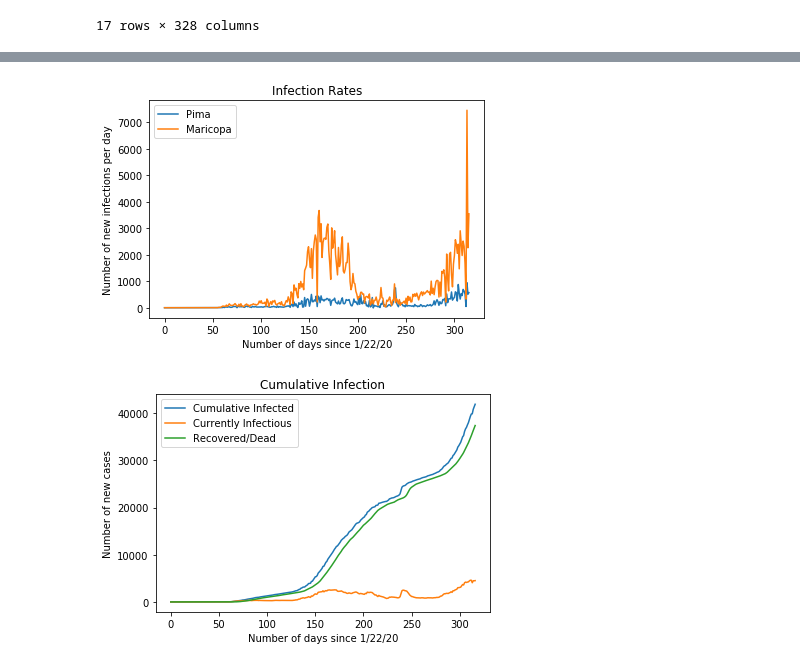
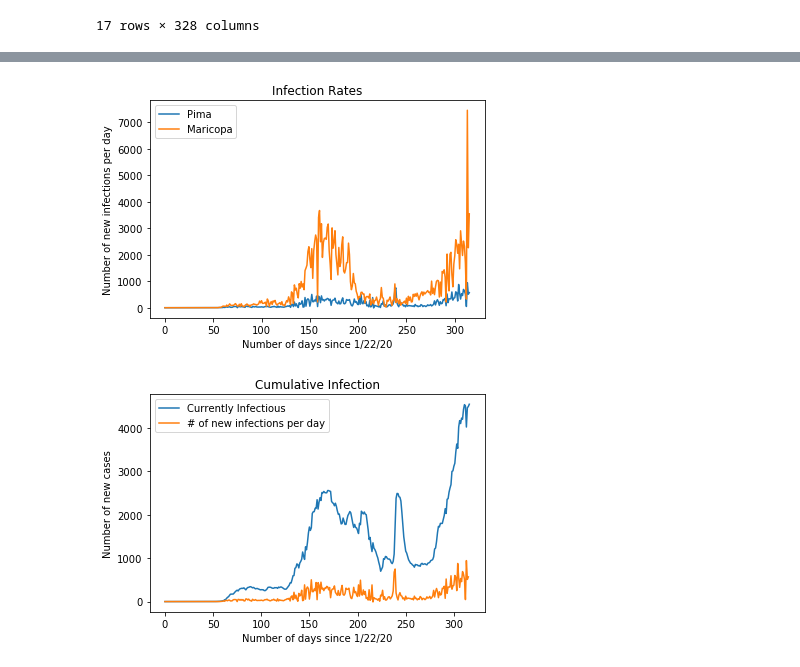
Before and after one commit to Rubalicious/vaccine-allocation, a Jupyter notebook: data kelsey.ipynb, the cells around one changed output, grey strips where cells are left out. Cells and saved outputs as stored; diff of their text form; code cells hidden in the pictures.

```diff
--- a/data kelsey.ipynb
+++ b/data kelsey.ipynb
@@ -81,6 +79,6 @@ plt.show()
 # %%
 # Take pair-wise difference to see infection rate curve
-dI_pima = [I_pima[i+1]-I_pima[i] for i in range(T-1)]
+dI_pima = np.array([I_pima[i+1]-I_pima[i] for i in range(T-1)])
 dI_mari = [I_mari[i+1]-I_mari[i] for i in range(T-1)]
 plt.plot(range(T-1), dI_pima, label='Pima')
 plt.plot(range(T-1), dI_mari, label='Maricopa')
@@ -90,13 +88,13 @@ plt.ylabel('Number of new infections per day')
 plt.legend()
 plt.show()
 # %% [output]
-[figure, old version]
+[figure, new version]
 # %%
 shape_D, scale_D = 18.8, 0.45  #mean, coefficient of variation for gamma probability dist. of time to death
 shape_R, scale_R = 24.7, 0.35  #mean, coefficient of variation for gamma probability dist. of time to recovery
 
 rate_D = 0.01
-rate_R = 0.99 #assume 99% recovery rate
+rate_R = 1-rate_D #assume 99% recovery rate
 
 I = I_pima.copy()
 dI = dI_pima.copy()
@@ -124,42 +122,45 @@ for i in range(T-1):
 
     #print(dI[i])
     #print(I_c[i])
     #print(R[i])
 
     time_D = np.random.gamma(shape_D, scale_D, num_D) #size parameter tells # of values it will give
     time_R = np.random.gamma(shape_R, scale_R, num_R)
 
     #print(time_D)
     #print(time_R)
 
     for j in range(0, len(time_D)-1):
-        if i + int(round(time_D[j])) <= T-1:
+        death_time = i + int(round(time_D[j]))
+        if death_time <= T-1:
             #I_c[i + int(round(time_D[j]))] = I_c[i + int(round(time_D[j])) - 1] + dI[i + int(round(time_D[j]))] - 1
-            R[i + int(round(time_D[j]))] = R[i + int(round(time_D[j]))] + 1
+            R[death_time] += 1
 
     for k in range(0, len(time_R)-1):
-        if i + int(round(time_R[k])) <= T-1:
+        recovery_time = i + int(round(time_R[k]))
+        if recovery_time <= T-1:
             #I_c[i + int(round(time_R[k]))] = I_c[i + int(round(time_R[k])) - 1] + dI[i + int(round(time_R[k]))] - 1
-            R[i + int(round(time_R[k]))] = R[i + int(round(time_R[k]))] + 1
+            R[recovery_time] += 1
 
-for i in range(1, len(R)):
-    R[i] = R[i - 1] + R[i]
+for i in range(1,T):
+    R[i] += R[i - 1]
     I_c[i] = I[i] - R[i]
     #print([I[i], I_c[i], R[i]])
     #print(I_c[i])
     #print(R[i])
 
-plt.plot(range(T), I, label='Cumulative Infected' )
+# plt.plot(range(T), I, label='Cumulative Infected' )
 plt.plot(range(T), I_c, label='Currently Infectious')
-plt.plot(range(T), R, label='Recovered/Dead')
+plt.plot(range(T-1), dI_pima, label='# of new infections per day')
+# plt.plot(range(T), R, label='Recovered/Dead')
 
 plt.title('Cumulative Infection')
 plt.ylabel('Number of new cases')
 plt.xlabel('Number of days since '+timeseries[0])
 plt.legend()
 plt.show()
 # %% [output]
-[figure, old version]
+[figure, new version]
 # %%
 S = I.copy()
 S[0] = N_Pima
```
Also changed, not shown: parts of 5 cells of this notebook, 1 other file.
